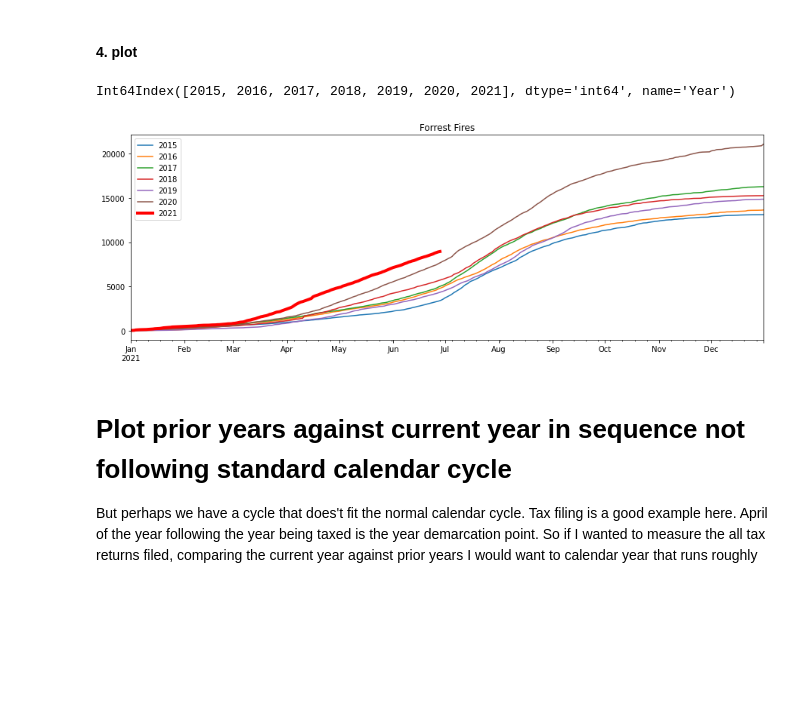
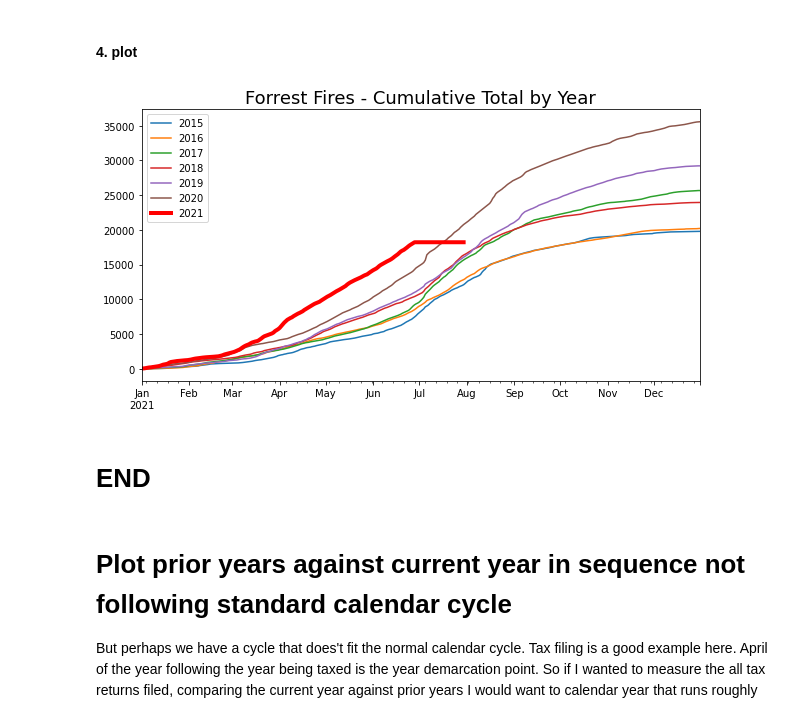
Before and after one commit to mrkjhsn/Python-Playground, a Jupyter notebook: forest_fires_time_series.ipynb, the cells around one changed output. Saved outputs shown, nothing was run; the diff lists cells and outputs as text; code cells hidden in the pictures; blank space fills up the shorter version.

```diff
--- a/forest_fires_time_series.ipynb
+++ b/forest_fires_time_series.ipynb
@@ -107,3 +124,6 @@ Name: FireOutDateTime, dtype: int64
+# %%
+# since 2014 data doesn't look complete for the first half of the year I will exclude this year as well
+df = df[df.FireDiscoveryDateTime.dt.year > 2014]
 # %% [markdown]
 # Plot prior years against current year
 # %%
@@ -131,7 +151,7 @@ DatetimeIndex(['2021-01-01', '2021-01-02', '2021-01-03', '2021-01-04',
 # %% [markdown]
 #### 2. aggregate data
 # %%
-df_agg = df.groupby([df.FireOutDateTime.dt.dayofyear, df.FireOutDateTime.dt.year])['CalculatedAcres'].size().round(0) \
+df_agg = df.groupby([df.FireDiscoveryDateTime.dt.dayofyear, df.FireDiscoveryDateTime.dt.year])['CalculatedAcres'].size().round(0) \
     .rename_axis(['Date','Year']).unstack().fillna(0)
 # %% [markdown]
 #### 3. map prior years onto current year
@@ -146 +179,9 @@ if len(current_year_date_range) != len(df_agg.index):
+# %%
+# compute cumulative sum amounts
+df_agg = pd.concat([
+    df_agg[df_agg.columns[df_agg.columns != datetime.datetime.today().year]].cumsum(),
+    df_agg.loc[pd.to_datetime(datetime.datetime.today().date()).dayofyear > df_agg.index , df_agg.columns[df_agg.columns == datetime.datetime.today().year]].cumsum()
+], axis=1)
+# %%
+df_agg.index = current_year_date_range
 # %%
@@ -192,23 +236,23 @@ df_agg.tail().style.highlight_null(null_color='yellow')
 # %% [markdown]
 #### 4. plot
-# %%
-df_agg.columns[df_agg.columns <= current_year]
-# %% [output]
-Int64Index([2015, 2016, 2017, 2018, 2019, 2020, 2021], dtype='int64', name='Year')
 # %%
 # fig, ax = plt.figure()
-fig, ax = plt.subplots(figsize=(15, 5))
+fig, ax = plt.subplots(figsize=(10, 5))
 
 # plot prior years
 df_agg.loc[:,df_agg.columns < current_year].plot(title='Forrest Fires', ax=ax)
 
 # highlight current year by
 # plotting in red with extra thickness
 df_agg.loc[:,df_agg.columns == current_year].plot(linewidth=4, color='red', ax=ax)
 
-plt.legend(list(df_agg.columns[df_agg.columns <= current_year]));
+plt.legend(list(df_agg.columns[df_agg.columns <= current_year]))
+
+plt.title('Forrest Fires - Cumulative Total by Year', fontsize=18);
 # %% [output]
-[figure, old version]
+[figure, new version]
+# %% [markdown]
+# END
 # %% [markdown]
 # Plot prior years against current year in sequence not following standard calendar cycle
 
```
Also changed, not shown: parts of 36 cells of this notebook.
